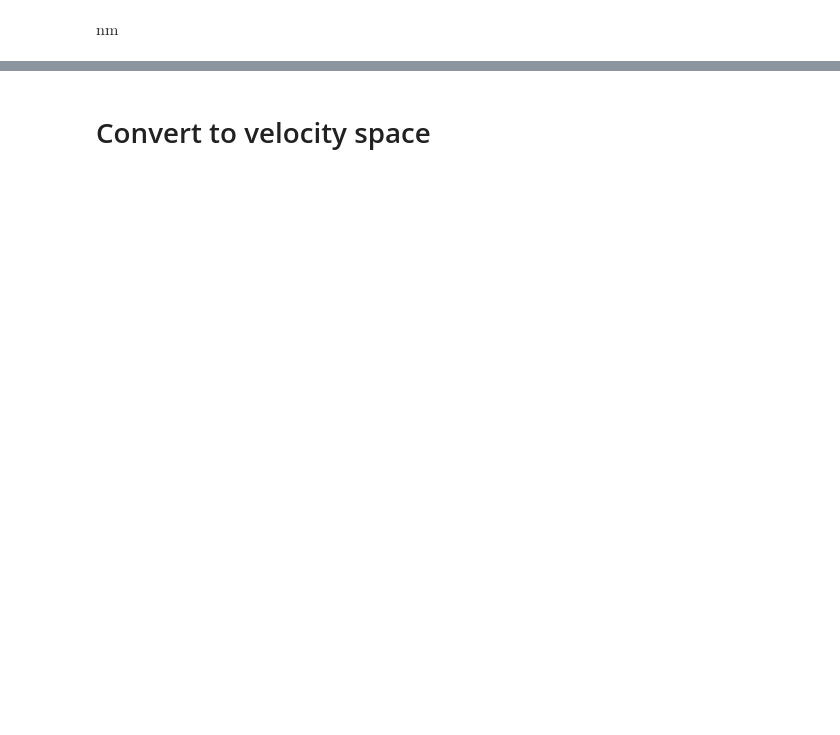
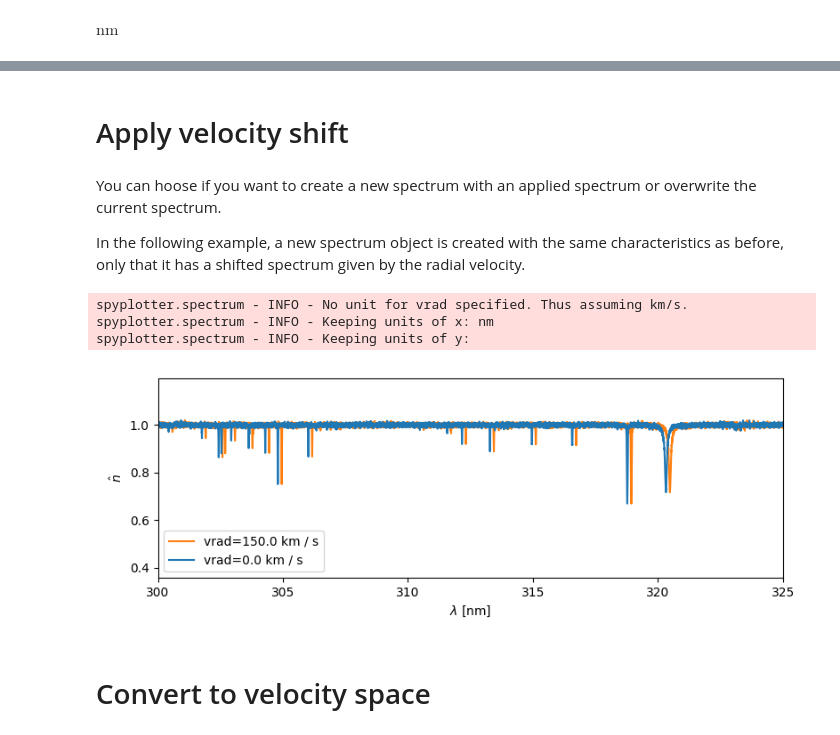
Before and after one commit to eschoesser/spyplotter, a Jupyter notebook: docs/spectrum.ipynb, the cells around one changed output, grey strips where cells are left out. Saved outputs shown, nothing was run; the diff lists cells and outputs as text; code cells hidden in the pictures; blank space fills up the shorter version.

Commit message:
convert to velocity space + plotting, update docs

```diff
--- a/docs/spectrum.ipynb
+++ b/docs/spectrum.ipynb
@@ -103,2 +103,20 @@ spectrum_sim.plot();
+# %% [markdown]
+# Apply velocity shift
+# %% [markdown]
+You can hoose if you want to create a new spectrum with an applied spectrum or overwrite the current spectrum.
+
+In the following example, a new spectrum object is created with the same characteristics as before, only that it has a shifted spectrum given by the radial velocity.
+# %%
+spectrum_shifted=spectrum_sim.apply_shift_vrad(150.,overwrite=False)
+fig = spectrum_shifted.plot(x_unit=u.nm,interval=[300,325],fig_height=3,fig_width=8,color='C01',label=f'vrad={spectrum_shifted.vrad}');
+ax = fig.get_axes()
+spectrum_sim.plot(ax=ax[0],x_unit=u.nm,interval=[300,325],color='C00',label=f'vrad={spectrum_sim.vrad}');
+ax[0].legend()
+plt.tight_layout()
+# %% [output]
+spyplotter.spectrum - INFO - No unit for vrad specified. Thus assuming km/s.
+spyplotter.spectrum - INFO - Keeping units of x: nm
+spyplotter.spectrum - INFO - Keeping units of y:
+[figure, added]
 # %% [markdown]
 # Convert to velocity space
```
Also changed, not shown: parts of 12 cells of this notebook, 1 other file.
